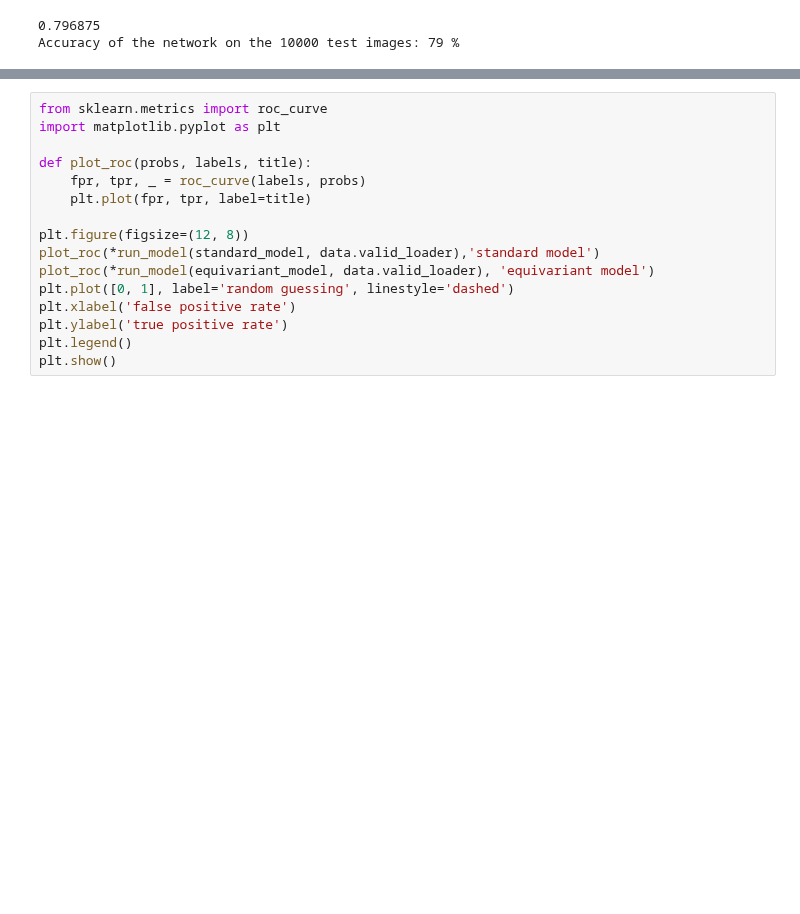
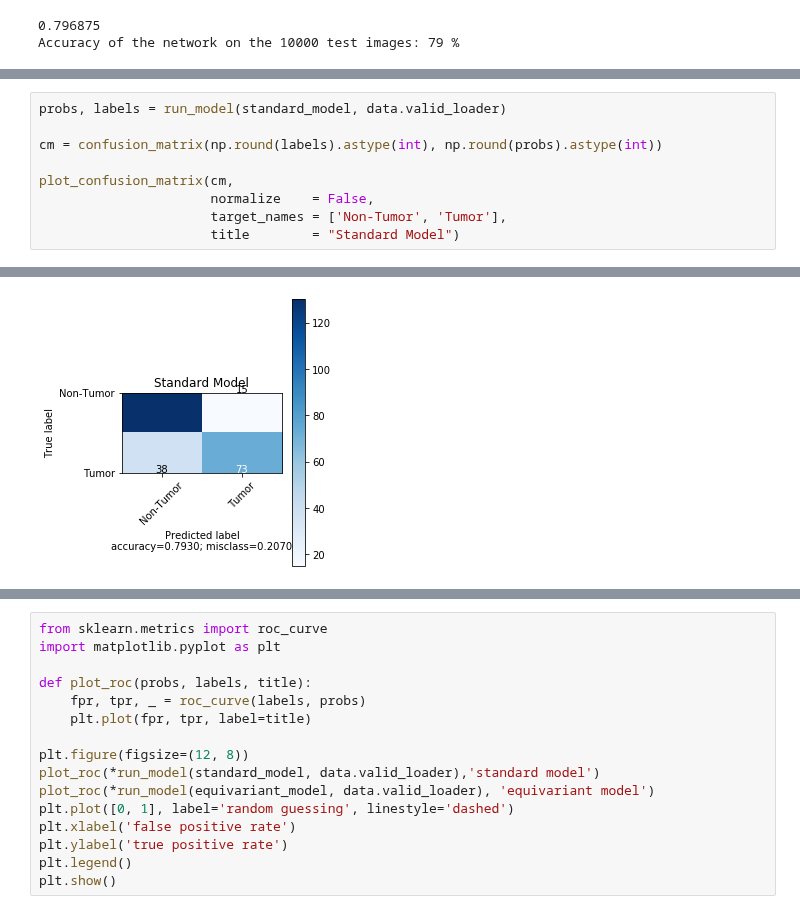
Before and after one commit to gabrielraya/Data-Mining, a Jupyter notebook: Project/model_evaluation.ipynb, the cells around one changed output, grey strips where cells are left out. Saved outputs shown, nothing was run; the diff lists cells and outputs as text; blank space fills up the shorter version.

Commit message:
add cm plots

```diff
--- a/Project/model_evaluation.ipynb
+++ b/Project/model_evaluation.ipynb
@@ -83,0 +120,10 @@ labels.shape
+# %%
+probs, labels = run_model(standard_model, data.valid_loader)
+
+cm = confusion_matrix(np.round(labels).astype(int), np.round(probs).astype(int))
+
+plot_confusion_matrix(cm,
+                      normalize    = False,
+                      target_names = ['Non-Tumor', 'Tumor'],
+                      title        = "Standard Model")
+# %% [output]
@@ -83,0 +131 @@ labels.shape
+[figure, added]
```
Also changed, not shown: parts of 5 cells of this notebook.
